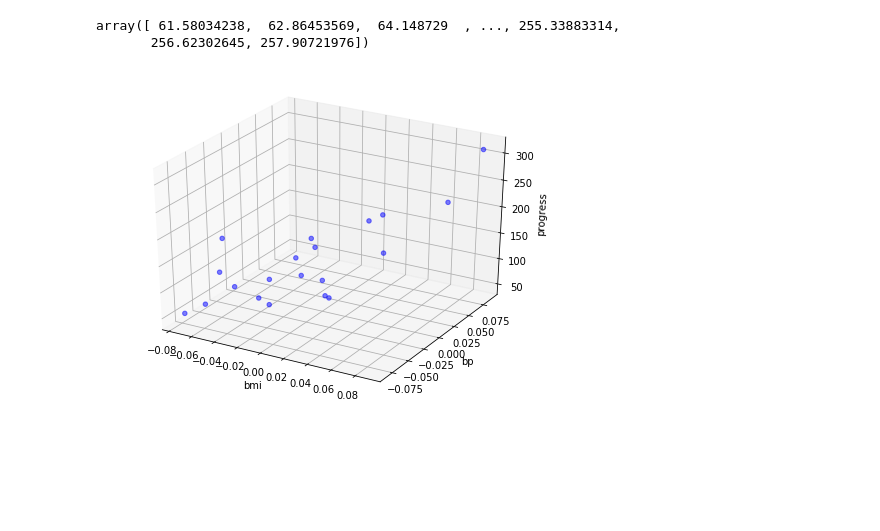
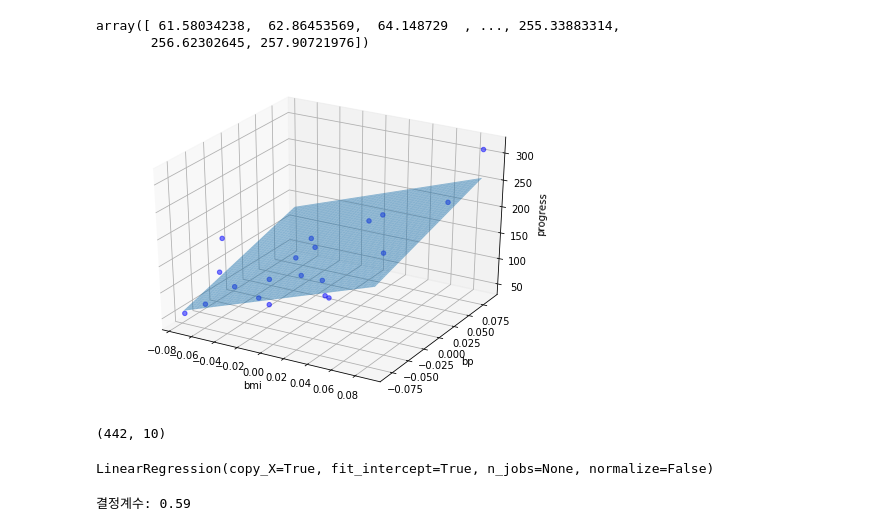
Before and after one commit to doithky/DSME, a Jupyter notebook: 010.Simple_Linear_Regression_diabetes.ipynb, the cells around one changed output. Saved outputs shown, nothing was run; the diff lists cells and outputs as text; code cells hidden in the pictures; blank space fills up the shorter version.

```diff
--- a/010.Simple_Linear_Regression_diabetes.ipynb
+++ b/010.Simple_Linear_Regression_diabetes.ipynb
@@ -168,13 +184,17 @@ print("결정계수: {:.2f}".format(r2_score(diabetes_y_test, diabetes_y_pred)))
 # %% [output]
 결정계수: 0.47
 # %%
-# 3 차원 표현을 위한 meshgrid 작성
-x1_min  = diabetes_X_test[:, 0].min()
-x1_max = diabetes_X_test[:, 0].max()
-x2_min  = diabetes_X_test[:, 1].min()
-x2_max = diabetes_X_test[:, 1].max()
+# 3 차원 표현을 위해 bmi, bp 의 max, min 구간 meshgrid 작성
 
-X1, X2 = np.meshgrid(np.linspace(x1_min, x1_max, 100), np.linspace(x2_min, x2_max, 100))
+bmi_min = diabetes_X_test[:, 0].min()
+bmi_max = diabetes_X_test[:, 0].max()
+bp_min  = diabetes_X_test[:, 1].min()
+bp_max  = diabetes_X_test[:, 1].max()
+
+bmi_space = np.linspace(bmi_min, bmi_max, 100)
+bp_space  = np.linspace(bp_min, bp_max, 100)
+
+X1, X2 = np.meshgrid(bmi_space, bp_space)
 # %%
 print(X1.shape)
 print(X2.shape)
@@ -192,15 +221,45 @@ array([ 61.58034238,  62.86453569,  64.148729  , ..., 255.33883314,
 # %%
 from mpl_toolkits.mplot3d import Axes3D
 
-fig = plt.figure(figsize=(8,6))
+fig = plt.figure(figsize=(8, 6))
 ax = fig.add_subplot(111, projection='3d')
 
-ax.scatter(diabetes_X_test[:,0], diabetes_X_test[:,1], diabetes_y_test, c='blue', marker='o', alpha=0.5)
-#ax.plot_surface(X1, X2, Y.reshape(X1.shape), color='None', alpha=0.5)
+ax.scatter(diabetes_X_test[:, 0], diabetes_X_test[:, 1], diabetes_y_test, c='blue', marker='o', alpha=0.5)
+ax.plot_surface(X1, X2, Y.reshape(X1.shape), alpha=0.5)
 
 ax.set_xlabel('bmi')
 ax.set_ylabel('bp')
 ax.set_zlabel('progress')
 plt.show()
 # %% [output]
-[figure, old version]
+[figure, new version]
+# %%
+# 2 개의 feature 를 사용
+diabetes_X = df_diab[['age', 'sex','bmi', 'bp', 's1', 's2', 's3', 's4', 's5', 's6']].values
+diabetes_X.shape
+# %% [output]
+(442, 10)
+# %%
+# Split the data into training/testing sets
+diabetes_X_train = diabetes_X[:-20]
+diabetes_X_test = diabetes_X[-20:]
+
+# Split the targets into training/testing sets
+diabetes_y_train = diabetes.target[:-20]
+diabetes_y_test = diabetes.target[-20:]
+
+# Create linear regression object
+regr = linear_model.LinearRegression()
+
+# Train the model using the training sets
+regr.fit(diabetes_X_train, diabetes_y_train)
+# %% [output]
+LinearRegression(copy_X=True, fit_intercept=True, n_jobs=None, normalize=False)
+# %%
+# Make predictions using the testing set
+diabetes_y_pred = regr.predict(diabetes_X_test)
+
+# R2 계산
+print("결정계수: {:.2f}".format(r2_score(diabetes_y_test, diabetes_y_pred)))
+# %% [output]
+결정계수: 0.59
```
Also changed, not shown: parts of 13 cells of this notebook, 3 other files.
